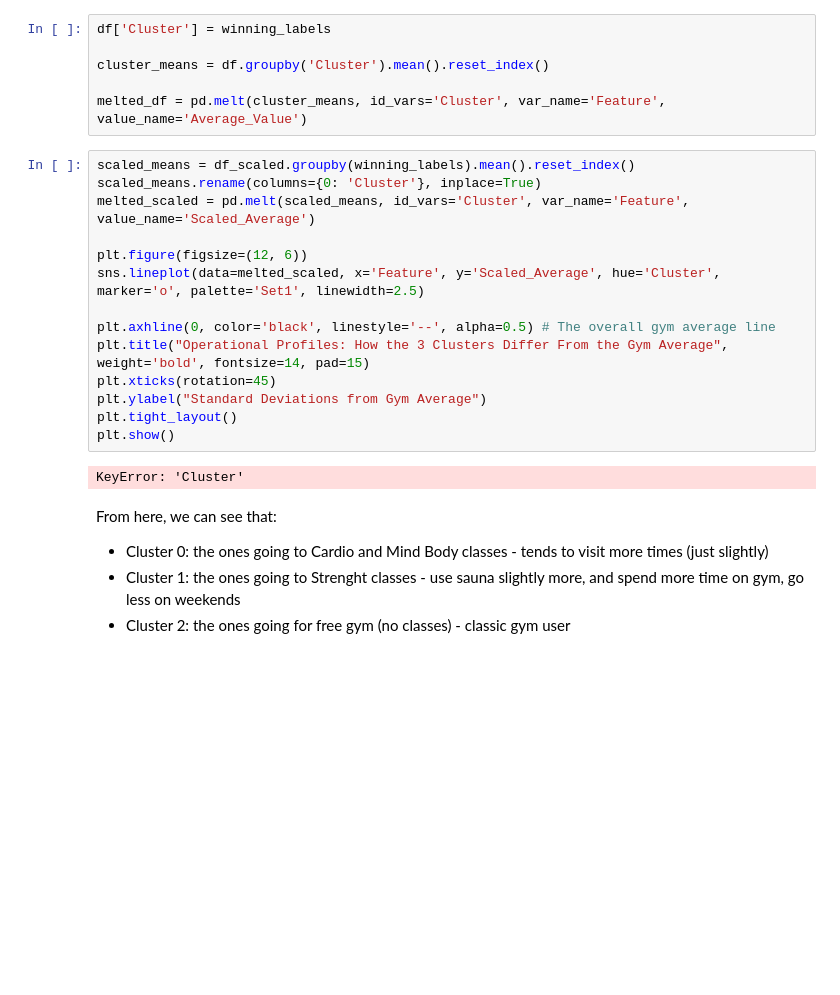
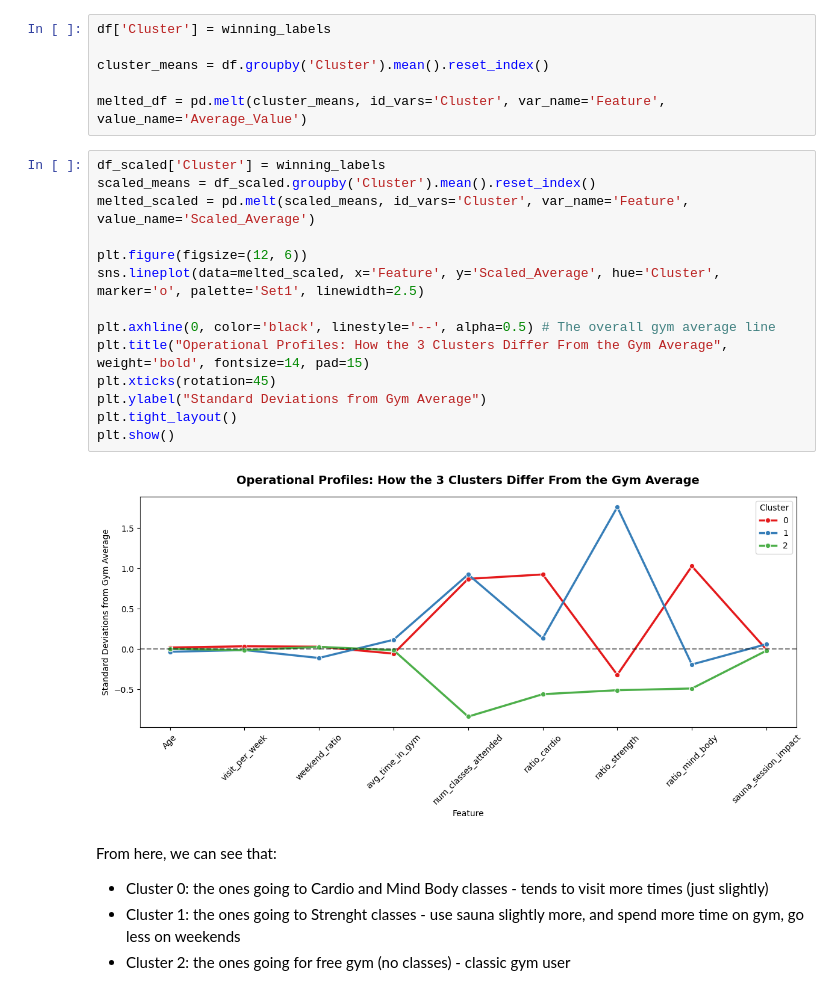
Before and after one commit to DiogoCapelaGoncalves/GymClusterML2, a Jupyter notebook: 02_modeling.ipynb, the cells around one changed output. Drawn from its saved outputs; the diff is of its cells as text; blank space fills up the shorter version.

```diff
--- a/02_modeling.ipynb
+++ b/02_modeling.ipynb
@@ -137,21 +137,21 @@ cluster_means = df.groupby('Cluster').mean().reset_index()
 
 melted_df = pd.melt(cluster_means, id_vars='Cluster', var_name='Feature', value_name='Average_Value')
 # %%
-scaled_means = df_scaled.groupby(winning_labels).mean().reset_index()
-scaled_means.rename(columns={0: 'Cluster'}, inplace=True)
+df_scaled['Cluster'] = winning_labels
+scaled_means = df_scaled.groupby('Cluster').mean().reset_index()
 melted_scaled = pd.melt(scaled_means, id_vars='Cluster', var_name='Feature', value_name='Scaled_Average')
 
 plt.figure(figsize=(12, 6))
 sns.lineplot(data=melted_scaled, x='Feature', y='Scaled_Average', hue='Cluster', marker='o', palette='Set1', linewidth=2.5)
 
 plt.axhline(0, color='black', linestyle='--', alpha=0.5) # The overall gym average line
 plt.title("Operational Profiles: How the 3 Clusters Differ From the Gym Average", weight='bold', fontsize=14, pad=15)
 plt.xticks(rotation=45)
 plt.ylabel("Standard Deviations from Gym Average")
 plt.tight_layout()
 plt.show()
 # %% [output]
-KeyError: 'Cluster'
+[figure, added]
 # %% [markdown]
 From here, we can see that:
 - Cluster 0: the ones going to Cardio and Mind Body classes - tends to visit more times (just slightly)
```
Also changed, not shown: parts of 5 cells of this notebook.
